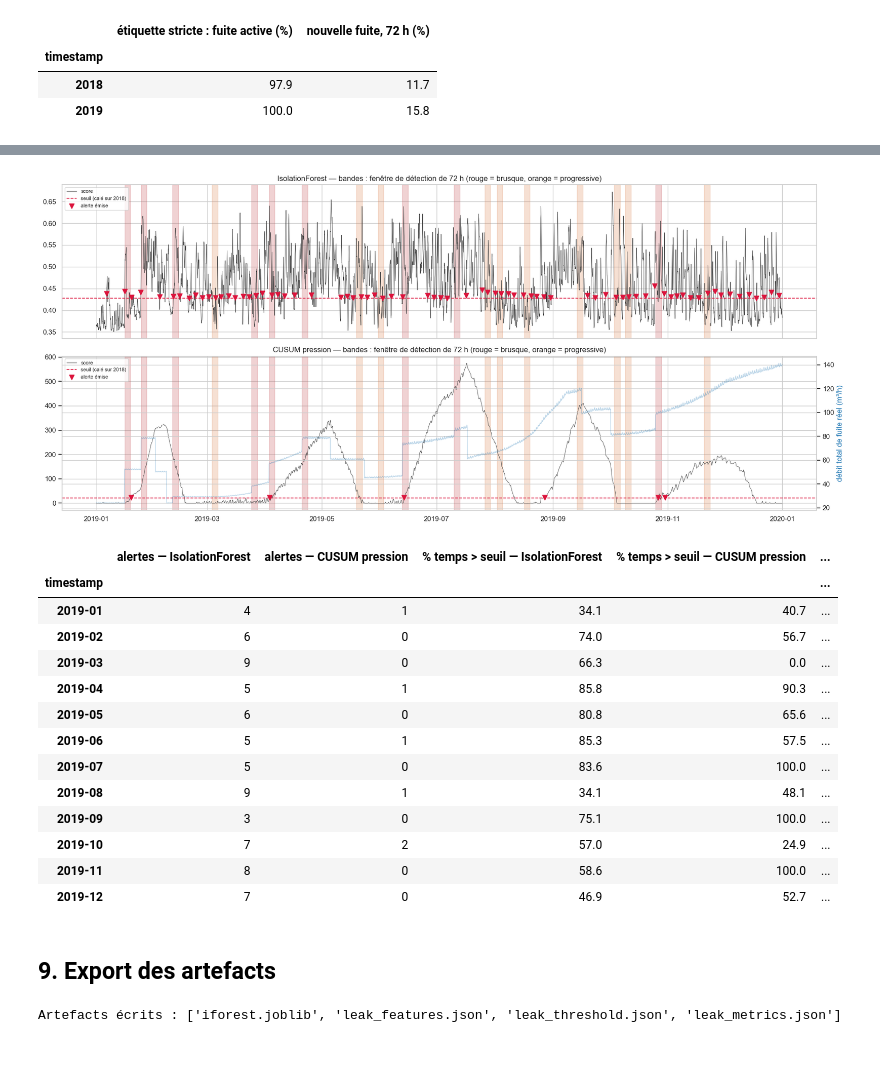
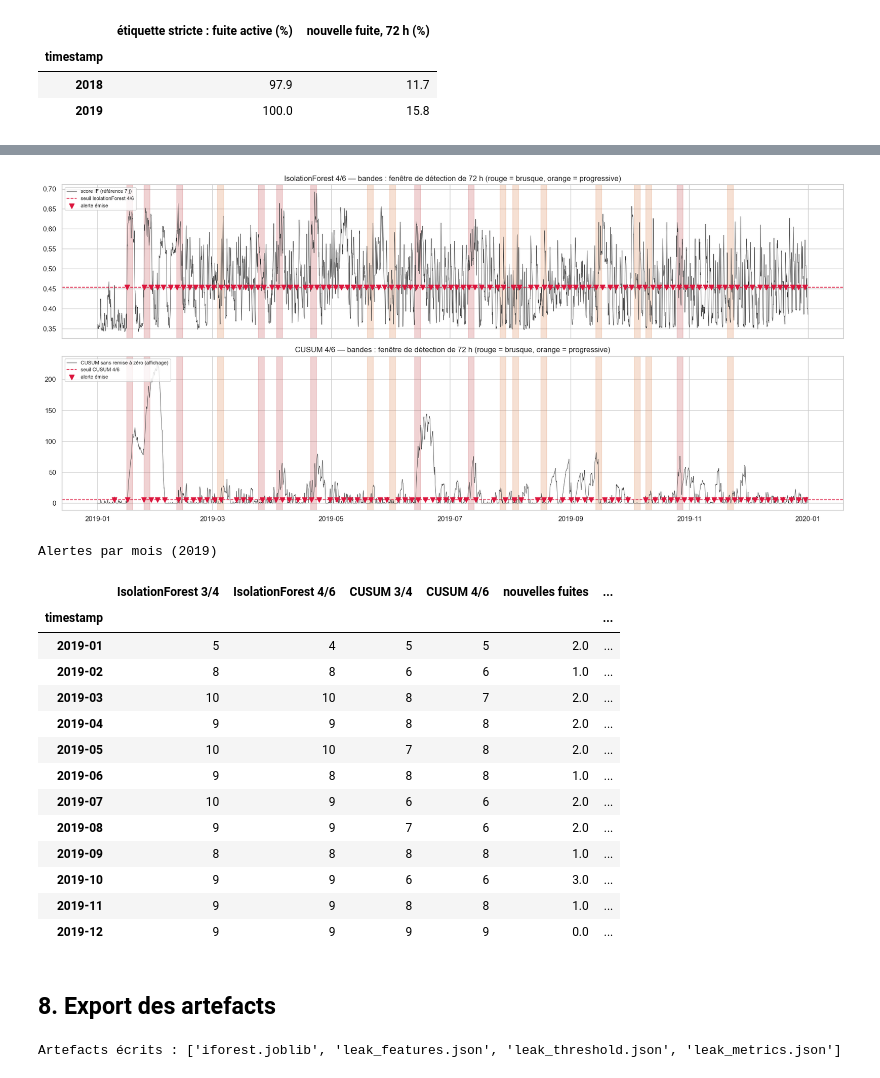
Before and after one commit to isragh11/kizuna_project, a Jupyter notebook: notebooks/03_leak_detection_battledim.ipynb, the cells around one changed output, grey strips where cells are left out. Saved outputs shown, nothing was run; the diff lists cells and outputs as text; code cells hidden in the pictures.

```diff
--- a/notebooks/03_leak_detection_battledim.ipynb
+++ b/notebooks/03_leak_detection_battledim.ipynb
@@ -535,0 +534,11 @@ Détail par fuite — IsolationForest
+# %%
+best_if = max([k for k in results if k.startswith("IsolationForest")],
+              key=lambda k: results[k]["test"]["detected"] - results[k]["test"]["régulières_mean"])
+best_cu = max([k for k in results if k.startswith("CUSUM")],
+              key=lambda k: results[k]["test"]["detected"] - results[k]["test"]["régulières_mean"])
+per_leak = events[best_if][["link_id", "type", "début"]].copy()
+for key in (best_if, best_cu):
+    per_leak[f"{key} — détectée"] = events[key]["détectée"].to_numpy()
+    per_leak[f"{key} — délai (h)"] = events[key]["délai (h)"].round(1).to_numpy()
+print("Fuites 2019, une par ligne (fenêtre de détection : 72 h après le début déclaré)")
+per_leak
@@ -536,54 +564,49 @@ Détail par fuite — IsolationForest
 # %%
-test_mask = period_mask("test")
+test_np = (valid & period.eq("test")).to_numpy()
 fig, axes = plt.subplots(2, 1, figsize=(18, 8), sharex=True)
-for ax, (name, sc) in zip(axes, SCORES.items()):
-    s = sc[test_mask]
-    ax.plot(s.index, s, lw=0.6, color="#444", label="score")
-    ax.axhline(thresholds[name], color="crimson", ls="--", lw=1.2, label="seuil (calé sur 2018)")
-    al = incident_alerts(sc, thresholds[name])
+for ax, key, series, label in [(axes[0], best_if, if_score_by_m[M_MAX], "score IF (référence 7 j)"),
+                               (axes[1], best_cu, plain_cusum, "CUSUM sans remise à zéro (affichage)")]:
+    s = pd.Series(series, index=idx)[test_np]
+    ax.plot(s.index, s, lw=0.6, color="#444", label=label)
+    ax.axhline(thresholds[key], color="crimson", ls="--", lw=1.2, label=f"seuil {key}")
+    al = alert_sets[key]
     al = al[(al >= s.index.min()) & (al <= s.index.max())]
-    ax.scatter(al, s.reindex(al), marker="v", s=60, color="crimson", zorder=3, label="alerte émise")
+    ax.scatter(al, np.full(len(al), thresholds[key]), marker="v", s=60, color="crimson", zorder=3, label="alerte émise")
     for w in windows[windows["start"] >= TEST_START].itertuples():
         ax.axvspan(w.w_start, w.w_end, color="#c44e52" if w.type == "abrupt" else "#dd8452", alpha=0.25)
-    ax.set_title(f"{name} — bandes : fenêtre de détection de 72 h (rouge = brusque, orange = progressive)")
+    ax.set_title(f"{key} — bandes : fenêtre de détection de 72 h (rouge = brusque, orange = progressive)")
     ax.legend(loc="upper left", fontsize=8)
-ax2 = axes[1].twinx()
-lf = leak_flow_h[test_mask]
-ax2.plot(lf.index, lf, color="tab:blue", alpha=0.3, lw=1)
-ax2.set_ylabel("débit total de fuite réel (m³/h)", color="tab:blue")
 fig.tight_layout()
 mlflow.log_figure(fig, "fig_chronologie_2019.png")
 plt.show()
 
-# Dérive : nombre d'alertes et temps au-dessus du seuil, par mois (2019)
-monthly = pd.DataFrame({
-    f"alertes — {name}": pd.Series(1, index=incident_alerts(sc, thresholds[name]))
-        .reindex(idx[test_mask], fill_value=0).resample("MS").sum()
-    for name, sc in SCORES.items()
-})
-for name, sc in SCORES.items():
-    monthly[f"% temps > seuil — {name}"] = (sc[test_mask] > thresholds[name]).resample("MS").mean() * 100
+monthly = pd.DataFrame({key: pd.Series(1, index=alert_sets[key]).reindex(idx[test_np], fill_value=0)
+                        .resample("MS").sum() for key in results})
 monthly["nouvelles fuites"] = windows[windows["start"] >= TEST_START].set_index("start").resample("MS").size()
+monthly["% temps IF > seuil"] = (pd.Series(if_score_by_m[M_MAX], index=idx)[test_np] > thresholds[best_if]) \
+    .resample("MS").mean() * 100
 monthly.index = monthly.index.strftime("%Y-%m")
+print("Alertes par mois (2019)")
 monthly.fillna(0).round(1)
 # %% [output]
-[figure, old version]
+[figure, new version]
+Alertes par mois (2019)
-|  | alertes — IsolationForest | alertes — CUSUM pression | % temps > seuil — IsolationForest | % temps > seuil — CUSUM pression | ... |
-| timestamp |  |  |  |  | ... |
-| 2019-01 | 4 | 1 | 34.1 | 40.7 | ... |
-| 2019-02 | 6 | 0 | 74.0 | 56.7 | ... |
-| 2019-03 | 9 | 0 | 66.3 | 0.0 | ... |
-| 2019-04 | 5 | 1 | 85.8 | 90.3 | ... |
-| 2019-05 | 6 | 0 | 80.8 | 65.6 | ... |
-| 2019-06 | 5 | 1 | 85.3 | 57.5 | ... |
-| 2019-07 | 5 | 0 | 83.6 | 100.0 | ... |
-| 2019-08 | 9 | 1 | 34.1 | 48.1 | ... |
-| 2019-09 | 3 | 0 | 75.1 | 100.0 | ... |
-| 2019-10 | 7 | 2 | 57.0 | 24.9 | ... |
-| 2019-11 | 8 | 0 | 58.6 | 100.0 | ... |
-| 2019-12 | 7 | 0 | 46.9 | 52.7 | ... |
+|  | IsolationForest 3/4 | IsolationForest 4/6 | CUSUM 3/4 | CUSUM 4/6 | nouvelles fuites | ... |
+| timestamp |  |  |  |  |  | ... |
+| 2019-01 | 5 | 4 | 5 | 5 | 2.0 | ... |
+| 2019-02 | 8 | 8 | 6 | 6 | 1.0 | ... |
+| 2019-03 | 10 | 10 | 8 | 7 | 2.0 | ... |
+| 2019-04 | 9 | 9 | 8 | 8 | 2.0 | ... |
+| 2019-05 | 10 | 10 | 7 | 8 | 2.0 | ... |
+| 2019-06 | 9 | 8 | 8 | 8 | 1.0 | ... |
+| 2019-07 | 10 | 9 | 6 | 6 | 2.0 | ... |
+| 2019-08 | 9 | 9 | 7 | 6 | 2.0 | ... |
+| 2019-09 | 8 | 8 | 8 | 8 | 1.0 | ... |
+| 2019-10 | 9 | 9 | 6 | 6 | 3.0 | ... |
+| 2019-11 | 9 | 9 | 8 | 8 | 1.0 | ... |
+| 2019-12 | 9 | 9 | 9 | 9 | 0.0 | ... |
 # %% [markdown]
-## 9. Export des artefacts
+## 8. Export des artefacts
 # %%
 joblib.dump(iforest, ARTIFACTS / "iforest.joblib")
 
```
Also changed, not shown: parts of 26 cells of this notebook, 29 other files.
